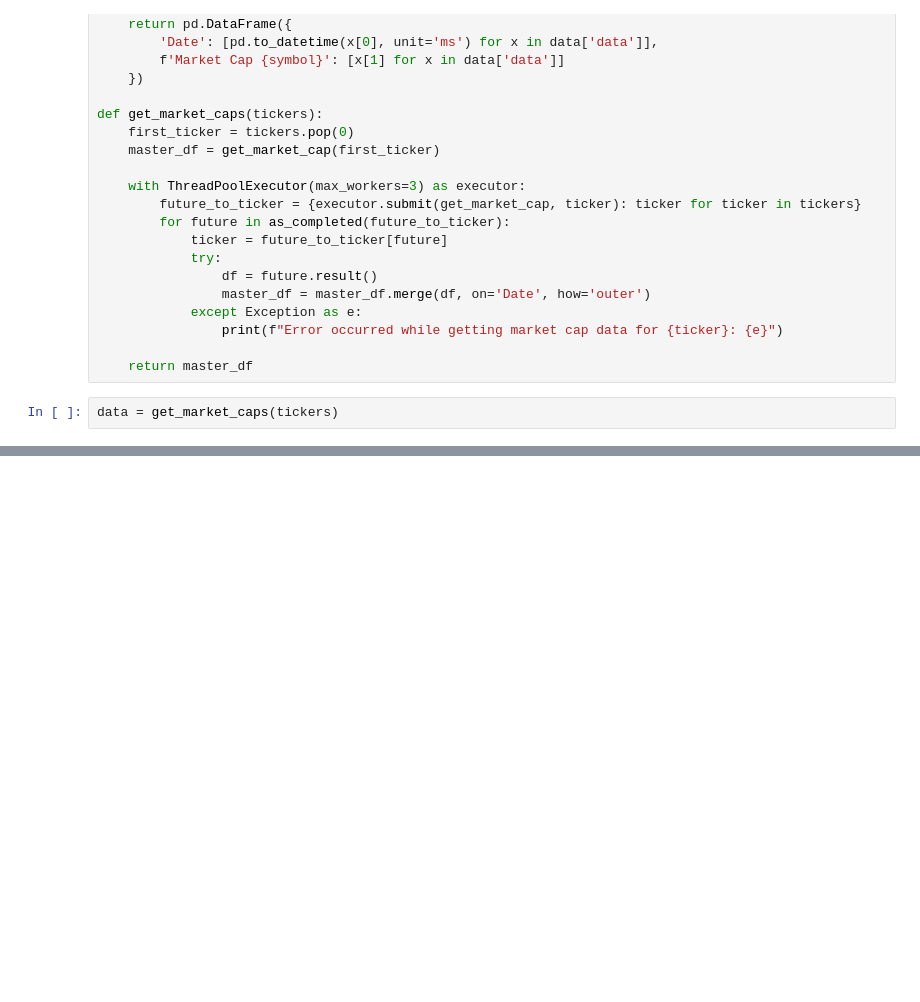
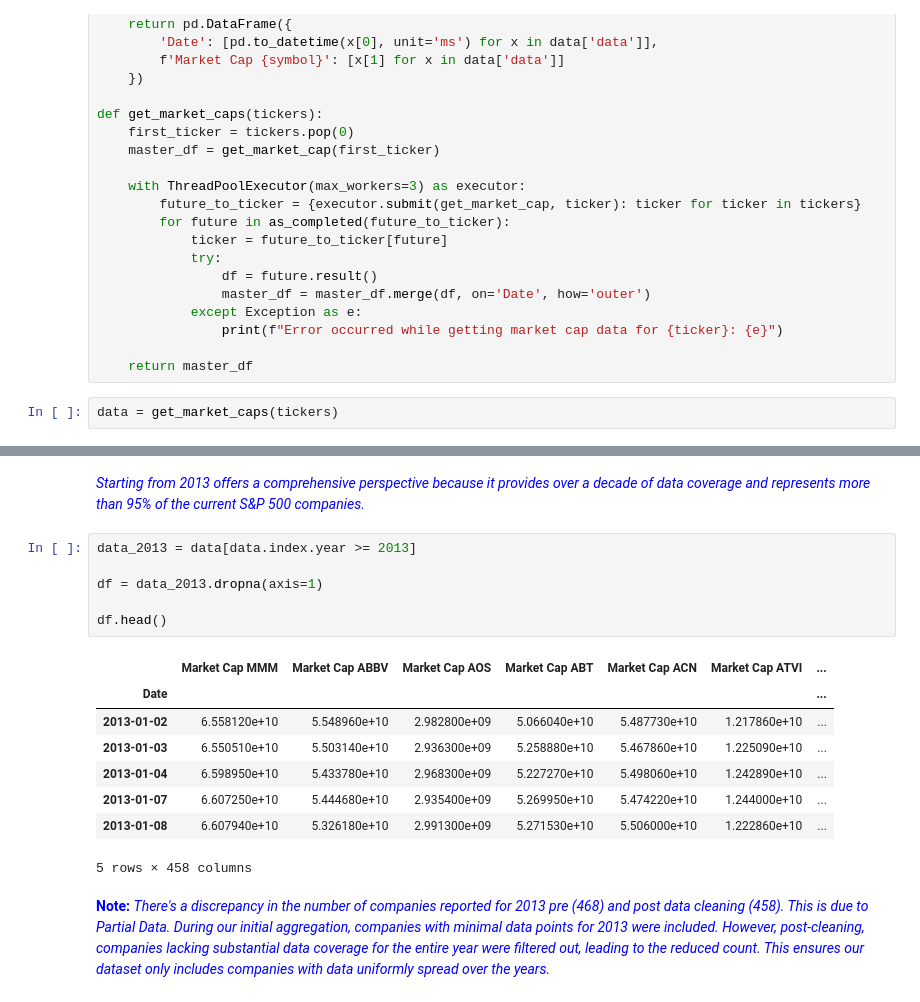
Before and after one commit to zahrabihlal/SP500-EqualVsMarket-PerformanceDive, a Jupyter notebook: MWI_vs_EWI_SP500.ipynb, the cells around one changed output, grey strips where cells are left out. Cells and saved outputs as stored; diff of their text form; blank space fills up the shorter version.

```diff
--- a/MWI_vs_EWI_SP500.ipynb
+++ b/MWI_vs_EWI_SP500.ipynb
@@ -94,0 +124,19 @@ data.head()
+# %% [markdown]
+<span style="color:blue">*Starting from 2013 offers a comprehensive perspective because it provides over a decade of data coverage and represents more than 95% of the current S&P 500 companies.*</span>
+# %%
+data_2013 = data[data.index.year >= 2013]
+
+df = data_2013.dropna(axis=1)
+
+df.head()
+# %% [output]
+|  | Market Cap MMM | Market Cap ABBV | Market Cap AOS | Market Cap ABT | Market Cap ACN | Market Cap ATVI | ... |
+| Date |  |  |  |  |  |  | ... |
+| 2013-01-02 | 6.558120e+10 | 5.548960e+10 | 2.982800e+09 | 5.066040e+10 | 5.487730e+10 | 1.217860e+10 | ... |
+| 2013-01-03 | 6.550510e+10 | 5.503140e+10 | 2.936300e+09 | 5.258880e+10 | 5.467860e+10 | 1.225090e+10 | ... |
+| 2013-01-04 | 6.598950e+10 | 5.433780e+10 | 2.968300e+09 | 5.227270e+10 | 5.498060e+10 | 1.242890e+10 | ... |
+| 2013-01-07 | 6.607250e+10 | 5.444680e+10 | 2.935400e+09 | 5.269950e+10 | 5.474220e+10 | 1.244000e+10 | ... |
+| 2013-01-08 | 6.607940e+10 | 5.326180e+10 | 2.991300e+09 | 5.271530e+10 | 5.506000e+10 | 1.222860e+10 | ... |
+5 rows × 458 columns
+# %% [markdown]
+<span style="color:blue">**Note:** *There's a discrepancy in the number of companies reported for 2013 pre (468) and post data cleaning (458). This is due to Partial Data. During our initial aggregation, companies with minimal data points for 2013 were included. However, post-cleaning, companies lacking substantial data coverage for the entire year were filtered out, leading to the reduced count. This ensures our dataset only includes companies with data uniformly spread over the years.*</span>
```
Also changed, not shown: parts of 8 cells of this notebook.
